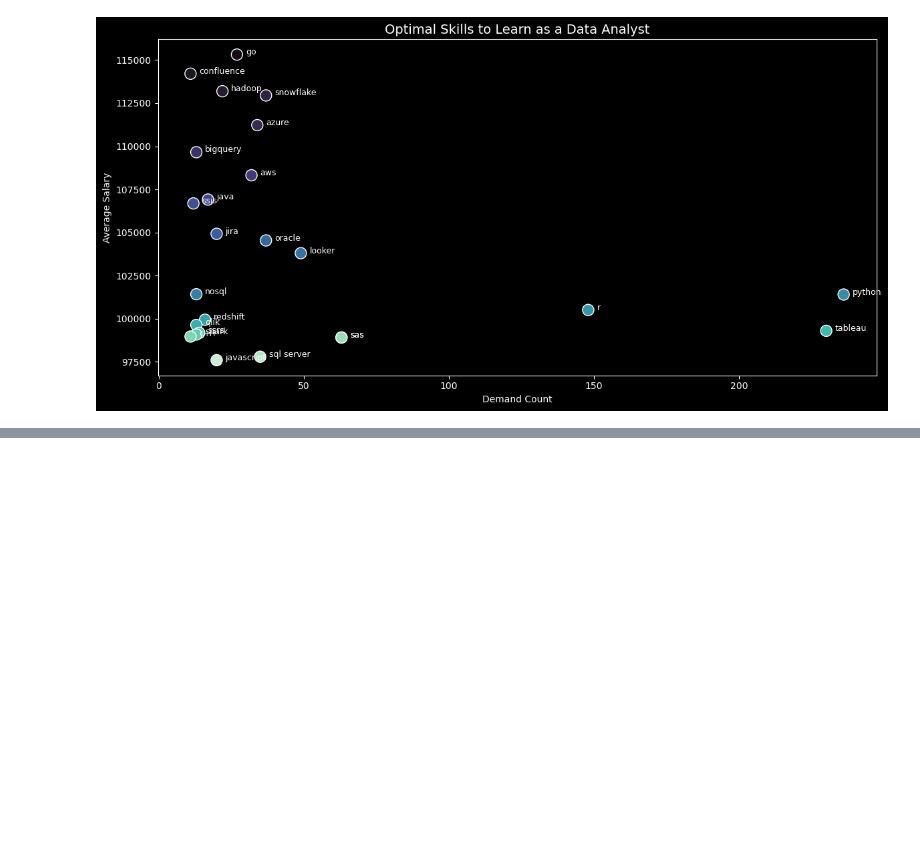
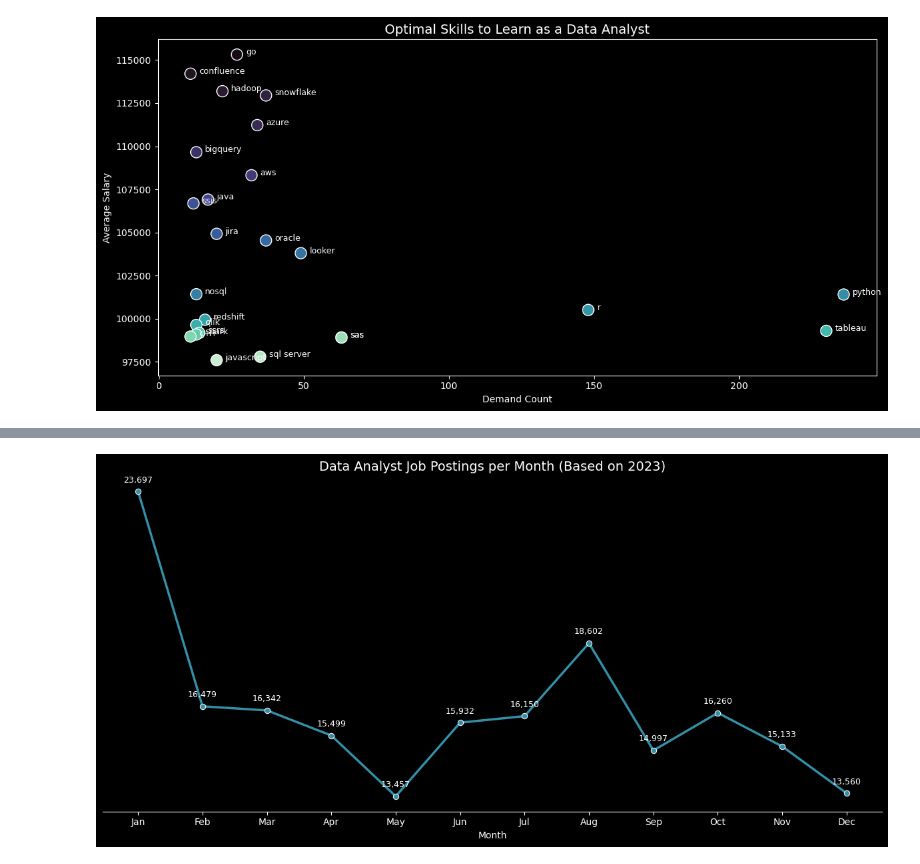
Before and after one commit to WesleyPenteado/SQL_Practice-Data_Analyst_Analysis, a Jupyter notebook: project_py/visualization.ipynb, the cells around one changed output, grey strips where cells are left out. Cells and saved outputs as stored; diff of their text form; code cells hidden in the pictures; blank space fills up the shorter version.

```diff
--- a/project_py/visualization.ipynb
+++ b/project_py/visualization.ipynb
@@ -15,6 +15,7 @@ df_q2 = pd.read_csv('C:/Projetos_AnaliseDados/SQL_Project_Data_Job_Analysis/csv_
 df_q3 = pd.read_csv('C:/Projetos_AnaliseDados/SQL_Project_Data_Job_Analysis/csv_files/3.Top_Demanded_Skills.csv')
 df_q4 = pd.read_csv('C:/Projetos_AnaliseDados/SQL_Project_Data_Job_Analysis/csv_files/4.Top_Skills_Salarybased.csv')
 df_q5 = pd.read_csv('C:/Projetos_AnaliseDados/SQL_Project_Data_Job_Analysis/csv_files/5.Optimal_skills.csv')
+df_q6 = pd.read_csv('C:/Projetos_AnaliseDados/SQL_Project_Data_Job_Analysis/csv_files/6.postings_month.csv')
 # %%
 print(df_q1.shape)
 print(df_q2.shape)
@@ -260,0 +280,54 @@ plt.show()
+# %%
+# Estilo escuro
+plt.style.use("dark_background")
+
+# Tamanho da figura
+plt.figure(figsize=(12, 6))
+
+# Gráfico de linha
+sns.lineplot(
+    data=df_q6,        # seu DataFrame
+    x="month_abbr",      # eixo X com abreviação dos meses
+    y="job_counting",    # eixo Y com job_counting
+    marker="o",          # marcadores nos pontos
+    color=sns.color_palette("mako")[3],  # cor visível com fundo escuro
+    linewidth=2.5
+)
+
+
+# Adiciona rótulos de dados acima dos pontos
+for i in range(df_q6.shape[0]):
+    job_count_formatted = "{:,}".format(df_q6["job_counting"][i])  # Formato com separador de milhares
+    plt.text(
+        df_q6["month_abbr"][i],
+        df_q6["job_counting"][i] + 0.01 * df_q6["job_counting"].max(),  # distância do centro
+        job_count_formatted,
+        ha='center',
+        va='bottom',
+        fontsize=9,
+        color='white'
+    )
+
+
+# Títulos e rótulos
+plt.title("Data Analyst Job Postings per Month (Based on 2023)", fontsize=14)
+plt.xlabel("Month")
+plt.ylabel("")
+
+# Remove grade e valores do eixo Y
+plt.grid(False)
+plt.xticks(color='white')
+plt.yticks([])  # Remove os valores do eixo Y
+
+# Remove as bordas laterais e inferior, deixando apenas a superior
+ax = plt.gca()
+for spine in ax.spines.values():
+    spine.set_visible(False)
+ax.spines['bottom'].set_visible(True)
+
+
+# Ajuste de layout
+plt.tight_layout()
+plt.show()
+# %% [output]
+[figure, added]
```
Also changed, not shown: parts of 2 cells of this notebook, 1 other file.
